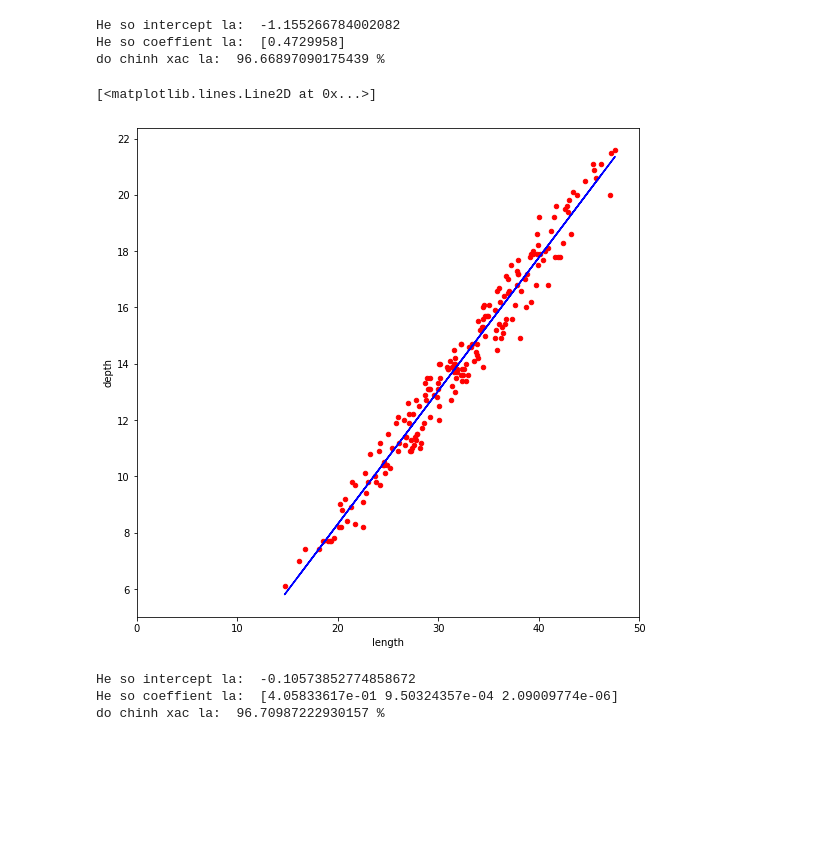
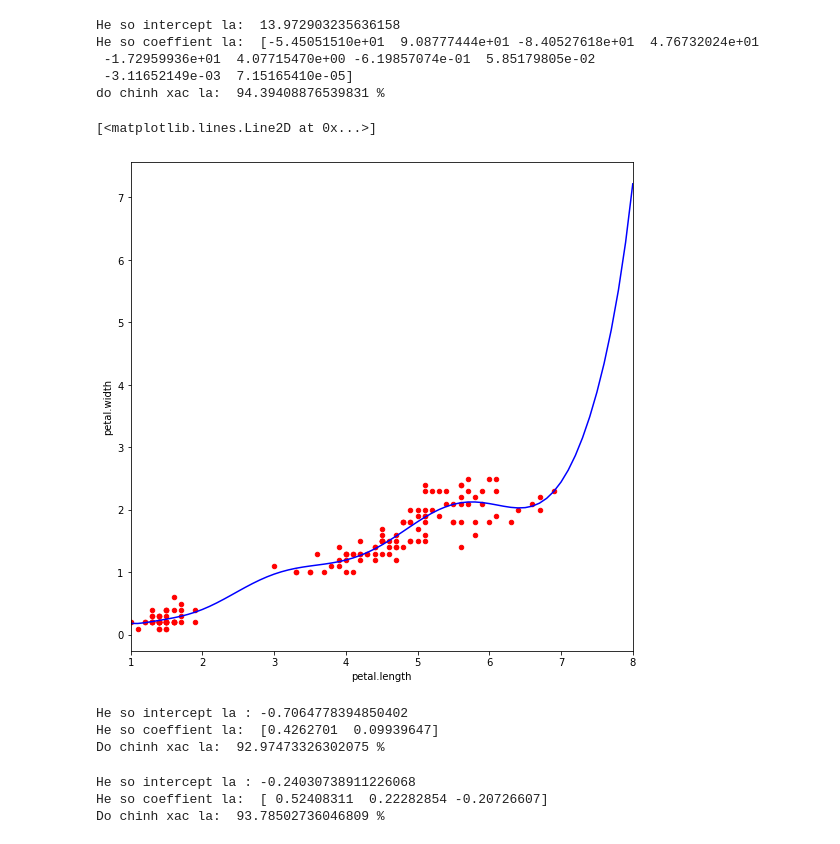
Before and after one commit to Khiet-ht/AI, a Jupyter notebook: BT_W7_ST7.ipynb, the cells around one changed output. Drawn from its saved outputs; the diff is of its cells as text; code cells hidden in the pictures; blank space fills up the shorter version.

```diff
--- a/BT_W7_ST7.ipynb
+++ b/BT_W7_ST7.ipynb
@@ -41,28 +113,45 @@ depth      0.864459   0.987627   0.889205  0.983204  0.967812  1.000000
+# %%
+model = linear_model.LinearRegression()
+X = pd.DataFrame([data['petal.length'],data['petal.length']**2,data['petal.length']**3,data['petal.length']**4,data['petal.length']**5,data['petal.length']**6,data['petal.length']**7,data['petal.length']**8,data['petal.length']**9,data['petal.length']**10]).T
+model.fit(X,y=data['petal.width'])
+print('He so intercept la: ',model.intercept_)
+print('He so coeffient la: ',model.coef_)
+print("do chinh xac la: ",model.score(X,y=data['petal.width'])*100,'%')
+
+range = np.arange(1,8.1,0.1)
+X_range = pd.DataFrame([range,range**2,range**3,range**4,range**5,range**6,range**7,range**8,range**9,range**10]).T
+y_pred = model.predict(X=X_range)
+data.plot(kind='scatter',x='petal.length',y='petal.width',figsize=(9,9),color='red',xlim=(1,8))
+plt.plot(range,y_pred,color='blue')
+# %% [output]
+He so intercept la:  13.972903235636158
+He so coeffient la:  [-5.45051510e+01  9.08777444e+01 -8.40527618e+01  4.76732024e+01
+ -1.72959936e+01  4.07715470e+00 -6.19857074e-01  5.85179805e-02
+ -3.11652149e-03  7.15165410e-05]
+do chinh xac la:  94.39408876539831 %
+[<matplotlib.lines.Line2D at 0x...>]
+[figure, added]
 # %%
 model = linear_model.LinearRegression()
-model.fit(X=pd.DataFrame(data['length']),y=data['depth'])
-print('He so intercept la: ',model.intercept_)
+X = data.loc[:,['petal.length','sepal.width']]
+y = data['petal.width']
+model.fit(X,y)
+print('He so intercept la :',model.intercept_)
 print('He so coeffient la: ',model.coef_)
-print("do chinh xac la: ",model.score(X=pd.DataFrame(data['length']),y=data['depth'])*100,'%')
+print('Do chinh xac la: ',model.score(X,y)*100,'%')
 # %% [output]
-He so intercept la:  -1.155266784002082
-He so coeffient la:  [0.4729958]
-do chinh xac la:  96.66897090175439 %
+He so intercept la : -0.7064778394850402
+He so coeffient la:  [0.4262701  0.09939647]
+Do chinh xac la:  92.97473326302075 %
-# %%
-y_pred = model.predict(X=pd.DataFrame(data['length']))
-data.plot(kind='scatter',x='length',y='depth',figsize=(9,9),color='red',xlim=(0,50))
-plt.plot(data['length'],y_pred,color='blue')
-# %% [output]
-[<matplotlib.lines.Line2D at 0x...>]
-[figure, removed]
 # %%
 model = linear_model.LinearRegression()
-X = pd.DataFrame([data['length'],data['length']**2,data['length']**3]).T
-model.fit(X,y=data['depth'])
-print('He so intercept la: ',model.intercept_)
+X = data.loc[:,['petal.length','sepal.width','sepal.length']]
+y = data['petal.width']
+model.fit(X,y)
+print('He so intercept la :',model.intercept_)
 print('He so coeffient la: ',model.coef_)
-print("do chinh xac la: ",model.score(X,y=data['depth'])*100,'%')
+print('Do chinh xac la: ',model.score(X,y)*100,'%')
 # %% [output]
-He so intercept la:  -0.10573852774858672
-He so coeffient la:  [4.05833617e-01 9.50324357e-04 2.09009774e-06]
-do chinh xac la:  96.70987222930157 %
+He so intercept la : -0.24030738911226068
+He so coeffient la:  [ 0.52408311  0.22282854 -0.20726607]
+Do chinh xac la:  93.78502736046809 %
```
Also changed, not shown: parts of 11 cells of this notebook.
